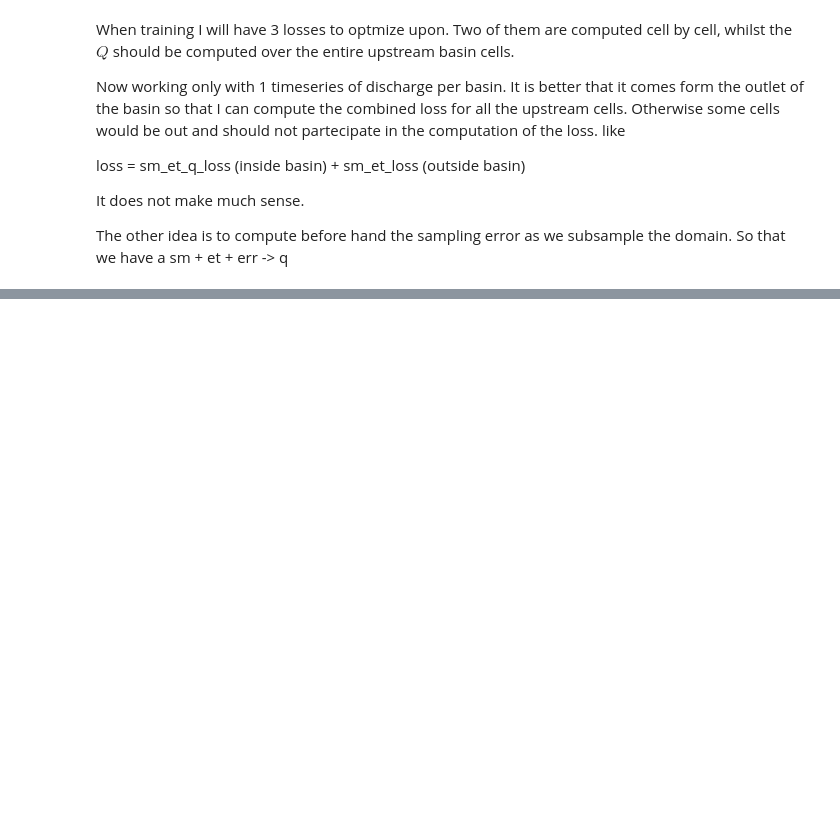
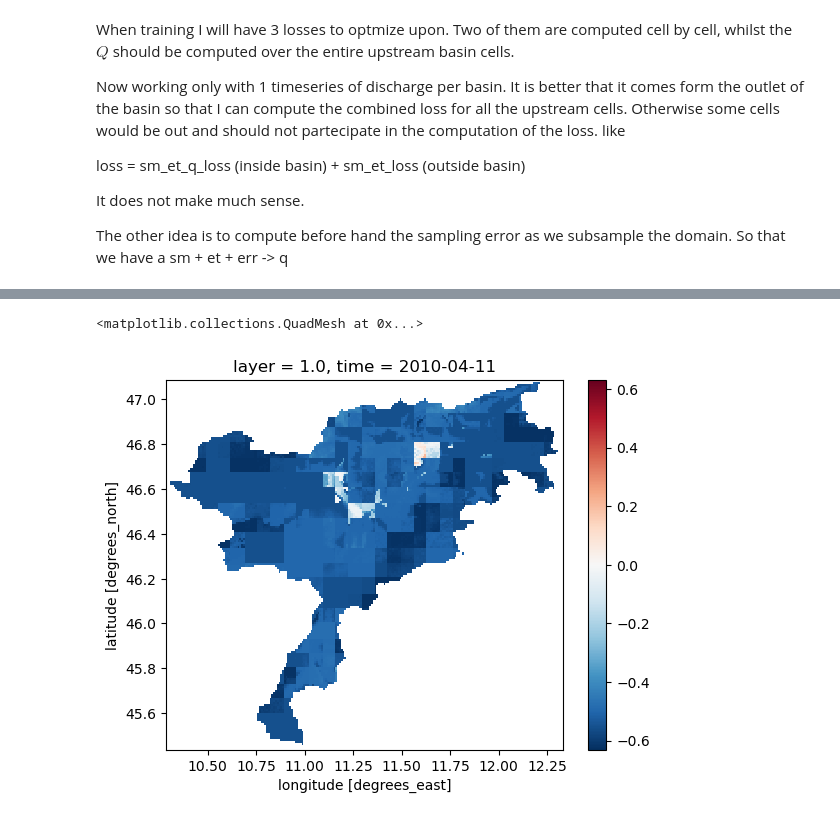
Before and after one commit to interTwin-eu/hython, a Jupyter notebook: nb/dev_river_discharge.ipynb, the cells around one changed output, grey strips where cells are left out. Saved outputs shown, nothing was run; the diff lists cells and outputs as text; code cells hidden in the pictures; blank space fills up the shorter version.

```diff
--- a/nb/dev_river_discharge.ipynb
+++ b/nb/dev_river_discharge.ipynb
@@ -194,0 +413,7 @@ model
+# %%
+ret = to_xr(yhat.reshape(lat,lon,time), coords=targets.coords)
+# %%
+ret.isel(time=100).plot()
+# %% [output]
+<matplotlib.collections.QuadMesh at 0x...>
+[figure, added]
```
Also changed, not shown: parts of 55 cells of this notebook, 3 other files.
